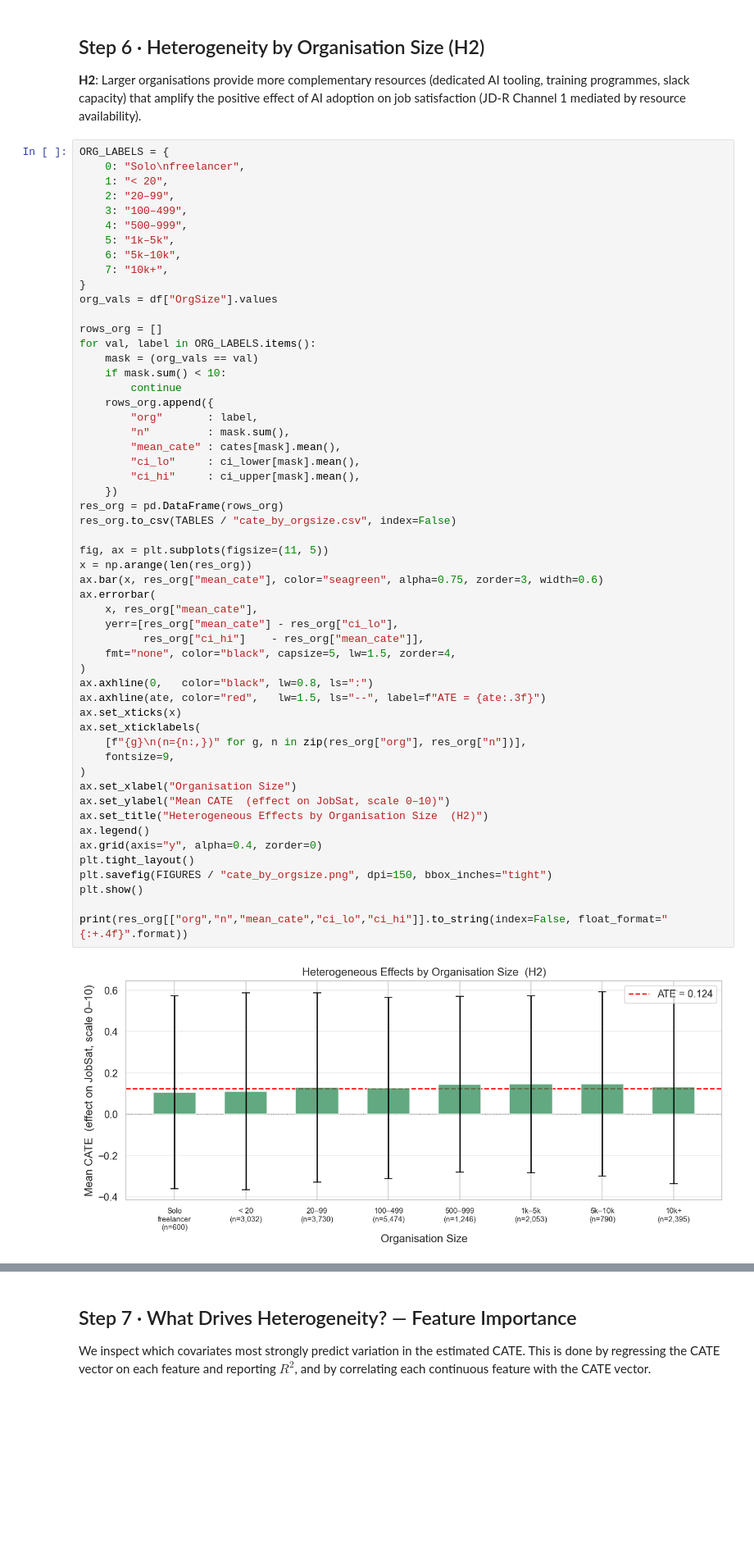
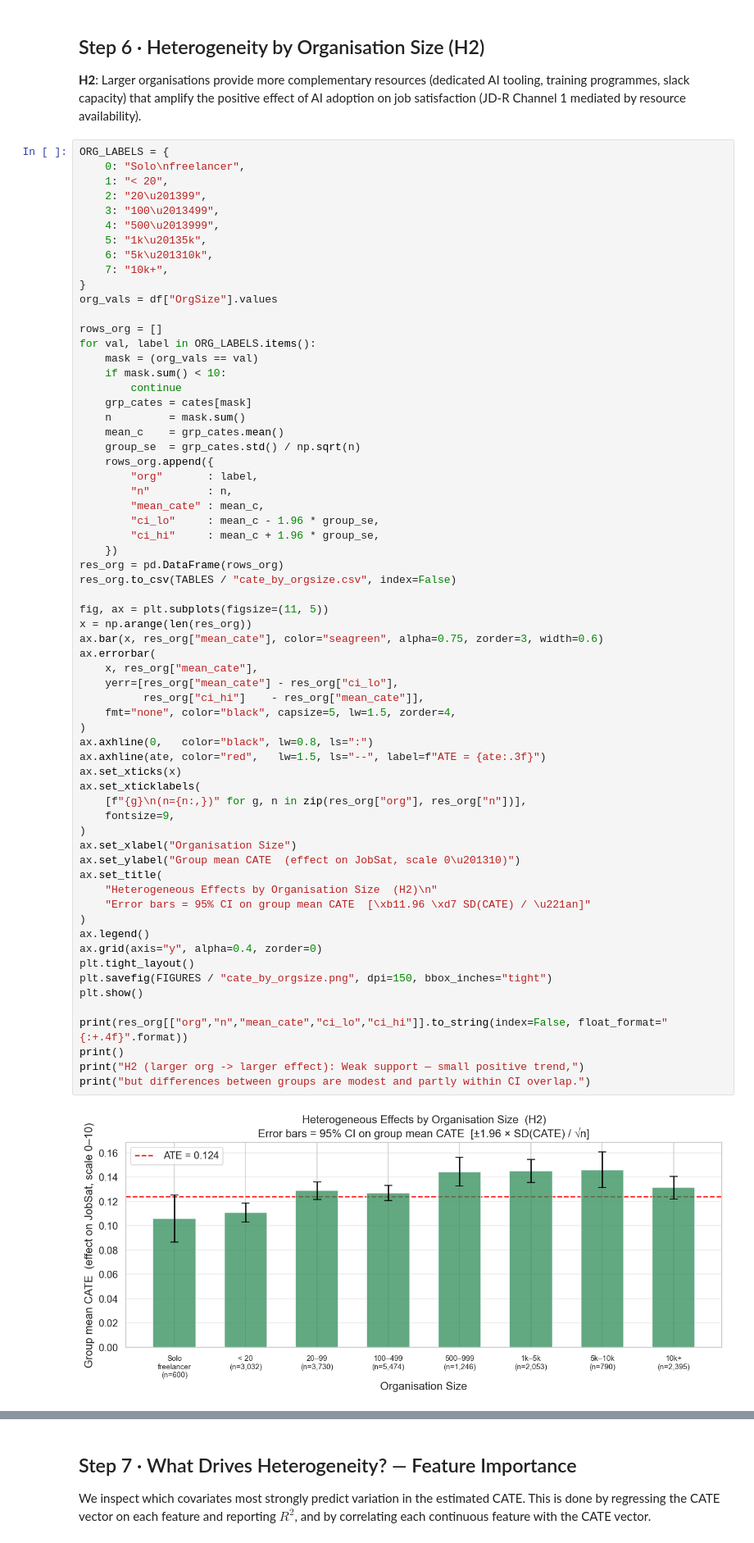
Before and after one commit to SivertIvarhus/Master-Thesis-NOVA-SBE-BA, a Jupyter notebook: notebooks/03-modeling.ipynb, the cells around one changed output, grey strips where cells are left out. Shown at 82% size. Cells and saved outputs as stored; diff of their text form; blank space fills up the shorter version.

```diff
--- a/notebooks/03-modeling.ipynb
+++ b/notebooks/03-modeling.ipynb
@@ -378,11 +420,11 @@ print(res_exp[["group","n","mean_cate","ci_lo","ci_hi"]].to_string(index=False,
 ORG_LABELS = {
     0: "Solo\nfreelancer",
     1: "< 20",
-    2: "20–99",
-    3: "100–499",
-    4: "500–999",
-    5: "1k–5k",
-    6: "5k–10k",
+    2: "20\u201399",
+    3: "100\u2013499",
+    4: "500\u2013999",
+    5: "1k\u20135k",
+    6: "5k\u201310k",
     7: "10k+",
 }
 org_vals = df["OrgSize"].values
@@ -392,42 +434,52 @@ for val, label in ORG_LABELS.items():
     mask = (org_vals == val)
     if mask.sum() < 10:
         continue
+    grp_cates = cates[mask]
+    n         = mask.sum()
+    mean_c    = grp_cates.mean()
+    group_se  = grp_cates.std() / np.sqrt(n)
     rows_org.append({
         "org"       : label,
-        "n"         : mask.sum(),
-        "mean_cate" : cates[mask].mean(),
-        "ci_lo"     : ci_lower[mask].mean(),
-        "ci_hi"     : ci_upper[mask].mean(),
+        "n"         : n,
+        "mean_cate" : mean_c,
+        "ci_lo"     : mean_c - 1.96 * group_se,
+        "ci_hi"     : mean_c + 1.96 * group_se,
     })
 res_org = pd.DataFrame(rows_org)
 res_org.to_csv(TABLES / "cate_by_orgsize.csv", index=False)
 
 fig, ax = plt.subplots(figsize=(11, 5))
 x = np.arange(len(res_org))
 ax.bar(x, res_org["mean_cate"], color="seagreen", alpha=0.75, zorder=3, width=0.6)
 ax.errorbar(
     x, res_org["mean_cate"],
     yerr=[res_org["mean_cate"] - res_org["ci_lo"],
           res_org["ci_hi"]    - res_org["mean_cate"]],
     fmt="none", color="black", capsize=5, lw=1.5, zorder=4,
 )
 ax.axhline(0,   color="black", lw=0.8, ls=":")
 ax.axhline(ate, color="red",   lw=1.5, ls="--", label=f"ATE = {ate:.3f}")
 ax.set_xticks(x)
 ax.set_xticklabels(
     [f"{g}\n(n={n:,})" for g, n in zip(res_org["org"], res_org["n"])],
     fontsize=9,
 )
 ax.set_xlabel("Organisation Size")
-ax.set_ylabel("Mean CATE  (effect on JobSat, scale 0–10)")
-ax.set_title("Heterogeneous Effects by Organisation Size  (H2)")
+ax.set_ylabel("Group mean CATE  (effect on JobSat, scale 0\u201310)")
+ax.set_title(
+    "Heterogeneous Effects by Organisation Size  (H2)\n"
+    "Error bars = 95% CI on group mean CATE  [\xb11.96 \xd7 SD(CATE) / \u221an]"
+)
 ax.legend()
 ax.grid(axis="y", alpha=0.4, zorder=0)
 plt.tight_layout()
 plt.savefig(FIGURES / "cate_by_orgsize.png", dpi=150, bbox_inches="tight")
 plt.show()
 
 print(res_org[["org","n","mean_cate","ci_lo","ci_hi"]].to_string(index=False, float_format="{:+.4f}".format))
+print()
+print("H2 (larger org -> larger effect): Weak support — small positive trend,")
+print("but differences between groups are modest and partly within CI overlap.")
 # %% [output]
-[figure, old version]
+[figure, new version]
              org    n  mean_cate   ci_lo   ci_hi
```
Also changed, not shown: parts of 9 cells of this notebook.
